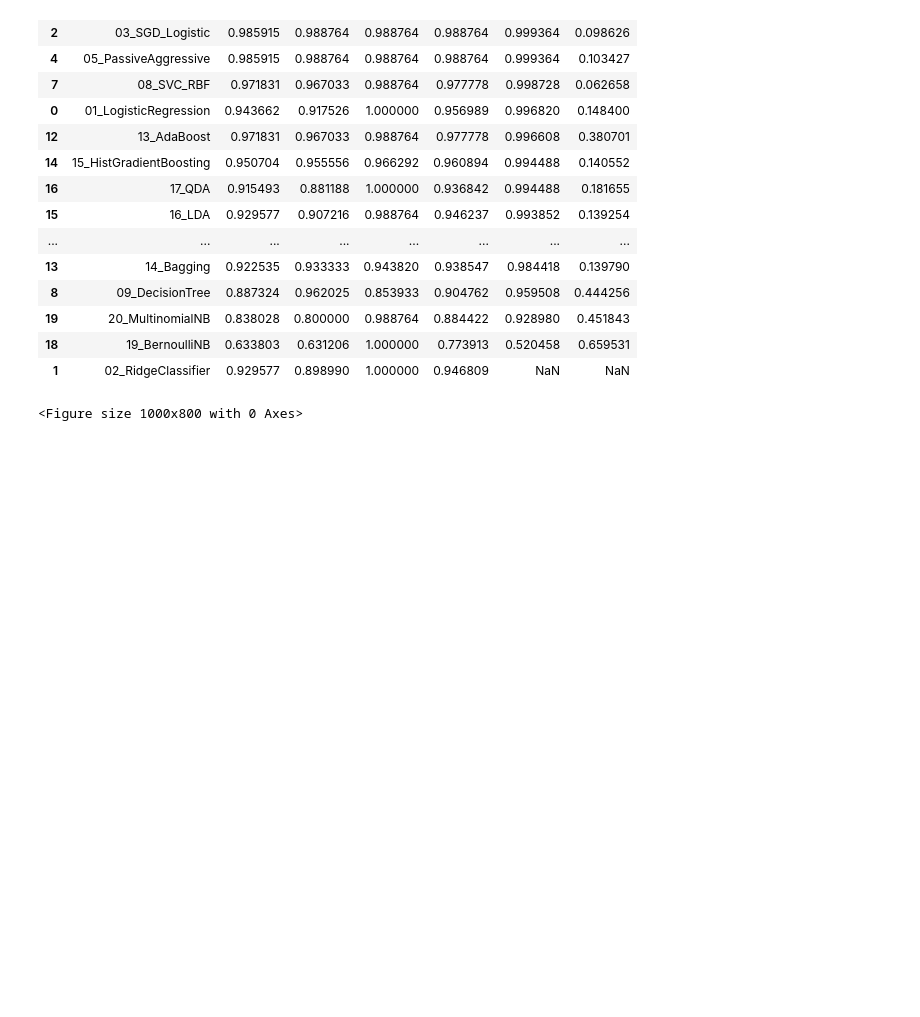
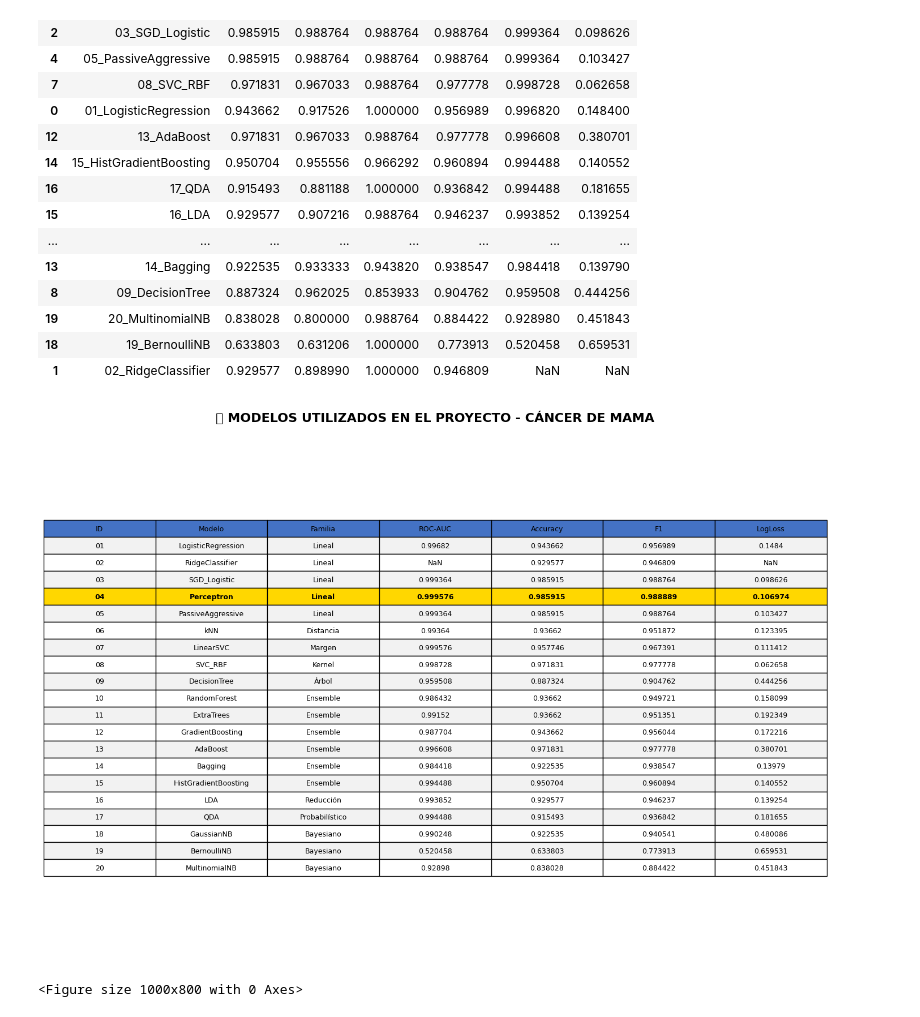
Before and after one commit to JonathanMtz1103987/Mineria-de-Datos, a Jupyter notebook: Proyecto_Mineria_de_datos.ipynb, the cells around one changed output. Saved outputs shown, nothing was run; the diff lists cells and outputs as text; code cells hidden in the pictures; blank space fills up the shorter version.

```diff
--- a/Proyecto_Mineria_de_datos.ipynb
+++ b/Proyecto_Mineria_de_datos.ipynb
@@ -612,6 +596,79 @@ results_df.sort_values("ROC_AUC", ascending=False)
 | 19 | 20_MultinomialNB | 0.838028 | 0.800000 | 0.988764 | 0.884422 | 0.928980 | 0.451843 |
 | 18 | 19_BernoulliNB | 0.633803 | 0.631206 | 1.000000 | 0.773913 | 0.520458 | 0.659531 |
 | 1 | 02_RidgeClassifier | 0.929577 | 0.898990 | 1.000000 | 0.946809 | NaN | NaN |
+# %%
+import matplotlib.pyplot as plt
+import pandas as pd
+from matplotlib.table import Table
+import numpy as np
+
+# Datos de los modelos
+data_modelos = {
+    'ID': ['01', '02', '03', '04', '05', '06', '07', '08', '09', '10',
+           '11', '12', '13', '14', '15', '16', '17', '18', '19', '20'],
+    'Modelo': ['LogisticRegression', 'RidgeClassifier', 'SGD_Logistic', 'Perceptron',
+               'PassiveAggressive', 'kNN', 'LinearSVC', 'SVC_RBF', 'DecisionTree',
+               'RandomForest', 'ExtraTrees', 'GradientBoosting', 'AdaBoost', 'Bagging',
+               'HistGradientBoosting', 'LDA', 'QDA', 'GaussianNB', 'BernoulliNB', 'MultinomialNB'],
+    'Familia': ['Lineal', 'Lineal', 'Lineal', 'Lineal', 'Lineal', 'Distancia',
+                'Margen', 'Kernel', 'Árbol', 'Ensemble', 'Ensemble', 'Ensemble',
+                'Ensemble', 'Ensemble', 'Ensemble', 'Reducción', 'Probabilístico',
+                'Bayesiano', 'Bayesiano', 'Bayesiano'],
+    'ROC-AUC': [0.996820, 'NaN', 0.999364, 0.999576, 0.999364, 0.993640,
+                0.999576, 0.998728, 0.959508, 0.986432, 0.991520, 0.987704,
+                0.996608, 0.984418, 0.994488, 0.993852, 0.994488, 0.990248,
+                0.520458, 0.928980],
+    'Accuracy': [0.943662, 0.929577, 0.985915, 0.985915, 0.985915, 0.936620,
+                 0.957746, 0.971831, 0.887324, 0.936620, 0.936620, 0.943662,
+                 0.971831, 0.922535, 0.950704, 0.929577, 0.915493, 0.922535,
+                 0.633803, 0.838028],
+    'F1': [0.956989, 0.946809, 0.988764, 0.988889, 0.988764, 0.951872,
+           0.967391, 0.977778, 0.904762, 0.949721, 0.951351, 0.956044,
+           0.977778, 0.938547, 0.960894, 0.946237, 0.936842, 0.940541,
+           0.773913, 0.884422],
+    'LogLoss': [0.148400, 'NaN', 0.098626, 0.106974, 0.103427, 0.123395,
+                0.111412, 0.062658, 0.444256, 0.158099, 0.192349, 0.172216,
+                0.380701, 0.139790, 0.140552, 0.139254, 0.181655, 0.480086,
+                0.659531, 0.451843]
+}
+
+df = pd.DataFrame(data_modelos)
+
+# Crear figura para la tabla principal
+fig, ax = plt.subplots(figsize=(14, 10))
+ax.axis('off')
+
+# Crear tabla
+tabla = ax.table(cellText=df.values,
+                 colLabels=df.columns,
+                 cellLoc='center',
+                 loc='center',
+                 colColours=['#4472C4']*len(df.columns))
+
+# Estilo de la tabla
+tabla.auto_set_font_size(False)
+tabla.set_fontsize(9)
+tabla.scale(1.2, 1.5)
+
+# Colorear filas alternadas
+for i in range(len(df)):
+    if i % 2 == 0:
+        for j in range(len(df.columns)):
+            tabla[(i+1, j)].set_facecolor('#f2f2f2')
+
+# Resaltar mejor modelo (Perceptron)
+for j in range(len(df.columns)):
+    tabla[(4, j)].set_facecolor('#ffd700')
+    tabla[(4, j)].set_text_props(weight='bold')
+
+plt.title('📊 MODELOS UTILIZADOS EN EL PROYECTO - CÁNCER DE MAMA',
+          fontsize=16, fontweight='bold', pad=20)
+plt.tight_layout()
+plt.savefig('tabla_modelos_completa.png', dpi=300, bbox_inches='tight',
+            facecolor='white')
+plt.show()
+# %% [output]
+[figure, added]
 # %%
 # Curva ROC Comparativa
 plt.figure(figsize=(10,8))
```
Also changed, not shown: parts of 19 cells of this notebook.
